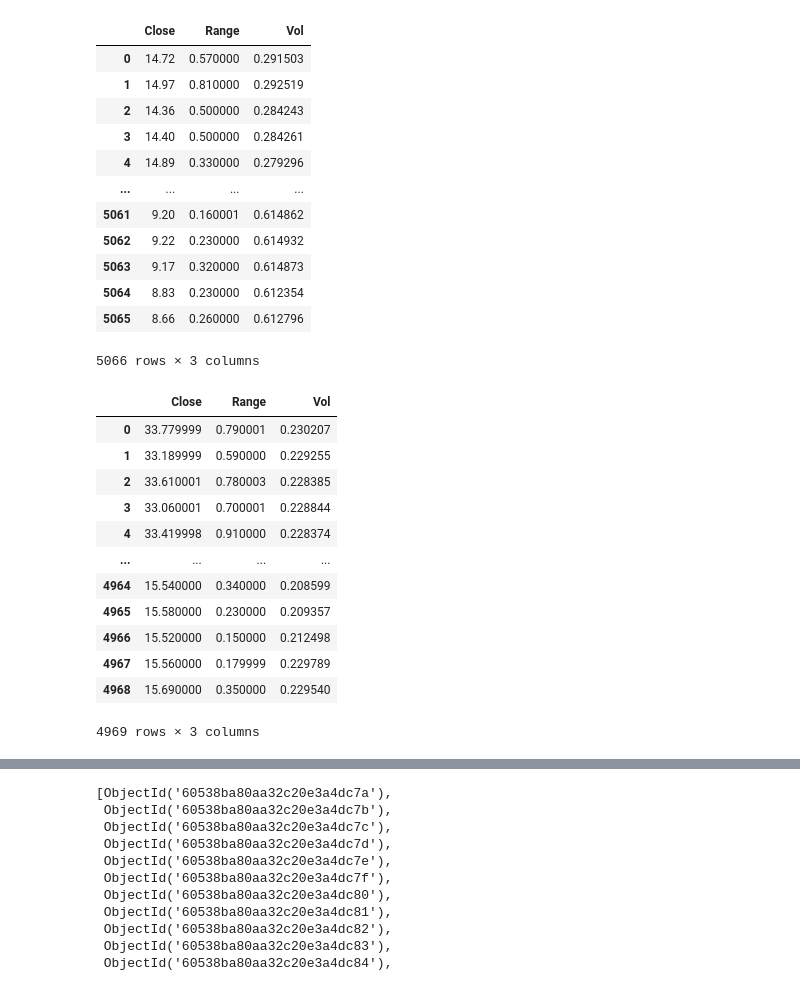
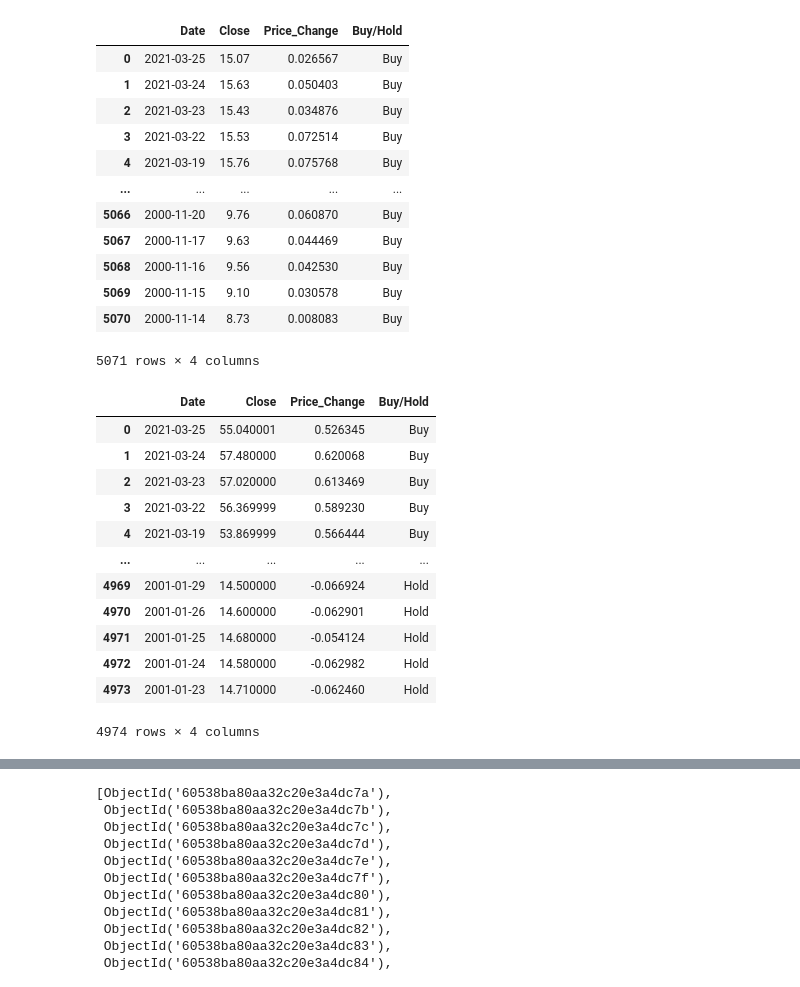
Before and after one commit to alonzodority1/Group_Project, a Jupyter notebook: Data & Analysis.ipynb, the cells around one changed output, grey strips where cells are left out. Cells and saved outputs as stored; diff of their text form; code cells hidden in the pictures.

```diff
--- a/Data & Analysis.ipynb
+++ b/Data & Analysis.ipynb
@@ -50,35 +50,35 @@ ann_factor = dpy / window
 # %%
 Sugar_H=Sugar.history(period="Max").drop(["Dividends", "Stock Splits","Open","Volume"], axis=1)
 Sugar_H["Range"]=Sugar_H["High"]-Sugar_H["Low"]
 Sugar_H=Sugar_H.drop(["High","Low"], axis=1)
 
 Sugar_H['log_rtn'] = np.log(Sugar_H['Close']).diff()
 Sugar_H['real_var'] = np.square(Sugar_H['log_rtn']).rolling(window).sum() * ann_factor
 Sugar_H['Vol'] = np.sqrt(Sugar_H['real_var'])
 
 Sugar_P=Sugar_H[:len(Sugar_H)-window]
 Sugar_P=Sugar_P.sort_values(by="Date", ascending=False).dropna().drop(["log_rtn","real_var"],axis=1).reset_index()
 Sugar_H=Sugar_H.sort_values(by="Date", ascending=False).dropna().drop(["log_rtn","real_var"],axis=1).reset_index()
-Sugar_P=Sugar_P.drop("Date",axis=1)
+Sugar_P=Sugar_P.drop(["Date","Range","Vol"],axis=1)
 
 Sugar_H["Price_Change"]=(Sugar_H["Close"]-Sugar_P["Close"])/Sugar_P["Close"]
 Sugar_H["Buy/Hold"]=np.where(Sugar_H["Price_Change"]< Hold_Signal, "Hold","Buy")
-
-Sugar_P
+Sugar_H=Sugar_H.drop(["Range","Vol"],axis=1).dropna()
+Sugar_H
 # %% [output]
-|  | Close | Range | Vol |
-| 0 | 14.72 | 0.570000 | 0.291503 |
-| 1 | 14.97 | 0.810000 | 0.292519 |
-| 2 | 14.36 | 0.500000 | 0.284243 |
-| 3 | 14.40 | 0.500000 | 0.284261 |
-| 4 | 14.89 | 0.330000 | 0.279296 |
-| ... | ... | ... | ... |
-| 5061 | 9.20 | 0.160001 | 0.614862 |
-| 5062 | 9.22 | 0.230000 | 0.614932 |
-| 5063 | 9.17 | 0.320000 | 0.614873 |
-| 5064 | 8.83 | 0.230000 | 0.612354 |
-| 5065 | 8.66 | 0.260000 | 0.612796 |
+|  | Date | Close | Price_Change | Buy/Hold |
+| 0 | 2021-03-25 | 15.07 | 0.026567 | Buy |
+| 1 | 2021-03-24 | 15.63 | 0.050403 | Buy |
+| 2 | 2021-03-23 | 15.43 | 0.034876 | Buy |
+| 3 | 2021-03-22 | 15.53 | 0.072514 | Buy |
+| 4 | 2021-03-19 | 15.76 | 0.075768 | Buy |
+| ... | ... | ... | ... | ... |
+| 5066 | 2000-11-20 | 9.76 | 0.060870 | Buy |
+| 5067 | 2000-11-17 | 9.63 | 0.044469 | Buy |
+| 5068 | 2000-11-16 | 9.56 | 0.042530 | Buy |
+| 5069 | 2000-11-15 | 9.10 | 0.030578 | Buy |
+| 5070 | 2000-11-14 | 8.73 | 0.008083 | Buy |
-5066 rows × 3 columns
+5071 rows × 4 columns
 # %%
 SoyOil_H=SoyOil.history(period="Max").drop(["Dividends", "Stock Splits","Open","Volume"], axis=1)
 SoyOil_H["Range"]=SoyOil_H["High"]-SoyOil_H["Low"]
@@ -94,26 +94,26 @@ SoyOil_H['Vol'] = np.sqrt(SoyOil_H['real_var'])
 SoyOil_P=SoyOil_H[:len(SoyOil_H)-window]
 SoyOil_P=SoyOil_P.sort_values(by="Date", ascending=False).dropna().drop(["log_rtn","real_var"],axis=1).reset_index()
 SoyOil_H=SoyOil_H.sort_values(by="Date", ascending=False).dropna().drop(["log_rtn","real_var"],axis=1).reset_index()
-SoyOil_P=SoyOil_P.drop("Date",axis=1)
+SoyOil_P=SoyOil_P.drop(["Date","Range","Vol"],axis=1)
 
 SoyOil_H["Price_Change"]=(SoyOil_H["Close"]-SoyOil_P["Close"])/SoyOil_P["Close"]
 SoyOil_H["Buy/Hold"]=np.where(SoyOil_H["Price_Change"]< Hold_Signal, "Hold","Buy")
-
-SoyOil_P
+SoyOil_H=SoyOil_H.drop(["Range","Vol"],axis=1).dropna()
+SoyOil_H
 # %% [output]
-|  | Close | Range | Vol |
-| 0 | 33.779999 | 0.790001 | 0.230207 |
-| 1 | 33.189999 | 0.590000 | 0.229255 |
-| 2 | 33.610001 | 0.780003 | 0.228385 |
-| 3 | 33.060001 | 0.700001 | 0.228844 |
-| 4 | 33.419998 | 0.910000 | 0.228374 |
-| ... | ... | ... | ... |
-| 4964 | 15.540000 | 0.340000 | 0.208599 |
-| 4965 | 15.580000 | 0.230000 | 0.209357 |
-| 4966 | 15.520000 | 0.150000 | 0.212498 |
-| 4967 | 15.560000 | 0.179999 | 0.229789 |
-| 4968 | 15.690000 | 0.350000 | 0.229540 |
+|  | Date | Close | Price_Change | Buy/Hold |
+| 0 | 2021-03-25 | 55.040001 | 0.526345 | Buy |
+| 1 | 2021-03-24 | 57.480000 | 0.620068 | Buy |
+| 2 | 2021-03-23 | 57.020000 | 0.613469 | Buy |
+| 3 | 2021-03-22 | 56.369999 | 0.589230 | Buy |
+| 4 | 2021-03-19 | 53.869999 | 0.566444 | Buy |
+| ... | ... | ... | ... | ... |
+| 4969 | 2001-01-29 | 14.500000 | -0.066924 | Hold |
+| 4970 | 2001-01-26 | 14.600000 | -0.062901 | Hold |
+| 4971 | 2001-01-25 | 14.680000 | -0.054124 | Hold |
+| 4972 | 2001-01-24 | 14.580000 | -0.062982 | Hold |
+| 4973 | 2001-01-23 | 14.710000 | -0.062460 | Hold |
-4969 rows × 3 columns
+4974 rows × 4 columns
 # %%
 Soybeans_H=Soybeans.history(period="Max").drop(["Dividends", "Stock Splits","Open","Volume"], axis=1)
 Soybeans_H["Range"]=Soybeans_H["High"]-Soybeans_H["Low"]
```
Also changed, not shown: parts of 15 cells of this notebook, 55 other files.
